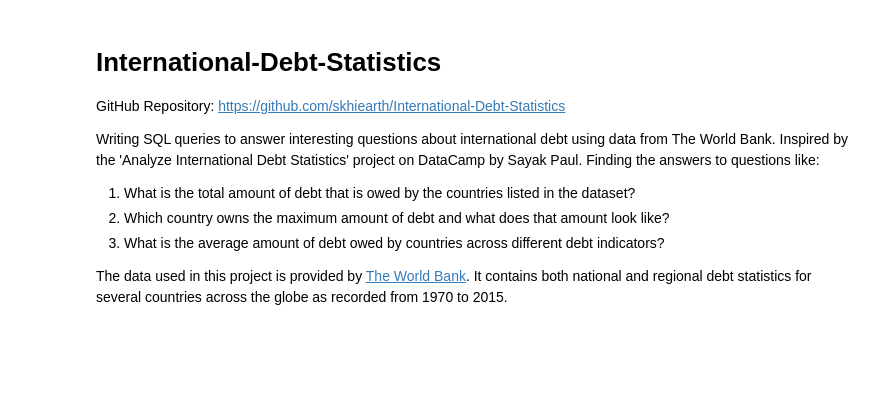
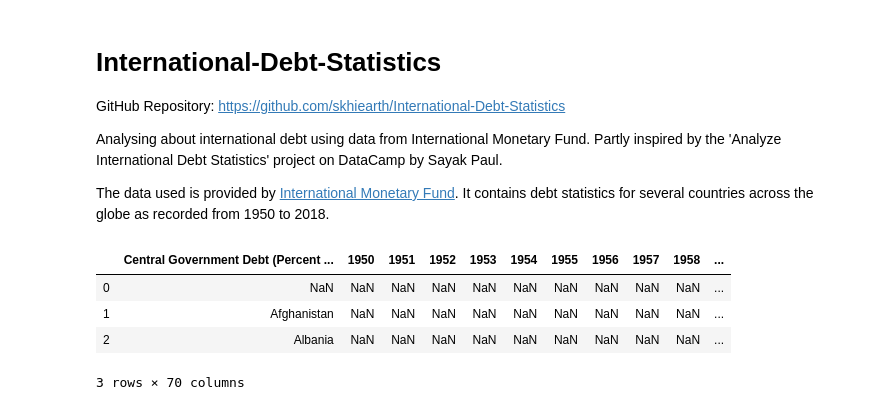
Before and after one commit to skhiearth/International-Debt-Statistics, a Jupyter notebook: IDS.ipynb, the cells around one changed output. Saved outputs shown, nothing was run; the diff lists cells and outputs as text; code cells hidden in the pictures; blank space fills up the shorter version.

```diff
--- a/IDS.ipynb
+++ b/IDS.ipynb
@@ -3,9 +3,6 @@
 
 GitHub Repository: https://github.com/skhiearth/International-Debt-Statistics
 
-Writing SQL queries to answer interesting questions about international debt using data from The World Bank. Inspired by the 'Analyze International Debt Statistics' project on DataCamp by Sayak Paul. Finding the answers to questions like:
-1. What is the total amount of debt that is owed by the countries listed in the dataset?
-2. Which country owns the maximum amount of debt and what does that amount look like?
-3. What is the average amount of debt owed by countries across different debt indicators?
+Analysing about international debt using data from International Monetary Fund. Partly inspired by the 'Analyze International Debt Statistics' project on DataCamp by Sayak Paul.
 
-The data used in this project is provided by [The World Bank](https://www.worldbank.org). It contains both national and regional debt statistics for several countries across the globe as recorded from 1970 to 2015.
+The data used is provided by [International Monetary Fund](https://www.imf.org/external/datamapper/CG_DEBT_GDP@GDD/CHN/FRA/DEU/ITA/JPN/GBR/USA). It contains debt statistics for several countries across the globe as recorded from 1950 to 2018.
@@ -27 +9,14 @@ df = pd.read_sql(sql_string, conn)
+# %%
+import pandas as pd
+import numpy as np
+
+# Read the XLS
+df = pd.read_csv('Dataset/imf-debt.csv', na_values = 'no data')
+df.head(3)
+# %% [output]
+|  | Central Government Debt (Percent ... | 1950 | 1951 | 1952 | 1953 | 1954 | 1955 | 1956 | 1957 | 1958 | ... |
+| 0 | NaN | NaN | NaN | NaN | NaN | NaN | NaN | NaN | NaN | NaN | ... |
+| 1 | Afghanistan | NaN | NaN | NaN | NaN | NaN | NaN | NaN | NaN | NaN | ... |
+| 2 | Albania | NaN | NaN | NaN | NaN | NaN | NaN | NaN | NaN | NaN | ... |
+3 rows × 70 columns
 # %%
```
Also changed, not shown: parts of 7 cells of this notebook.
